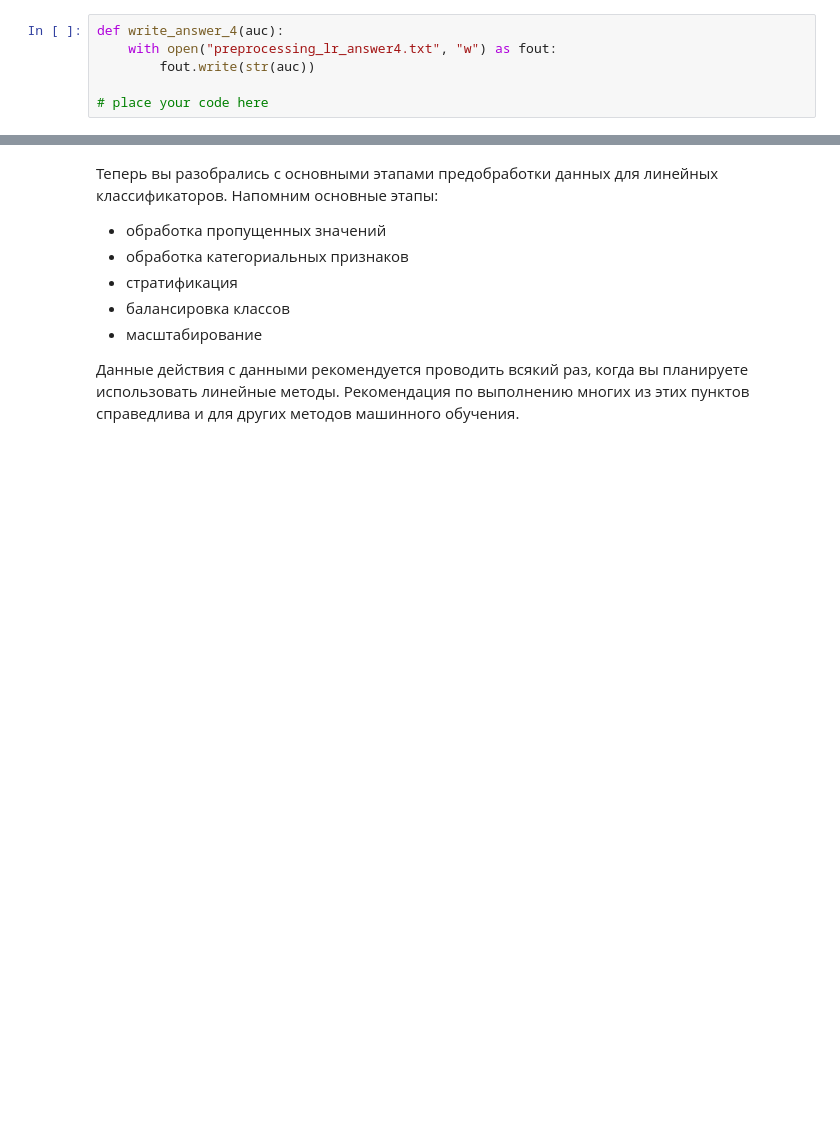
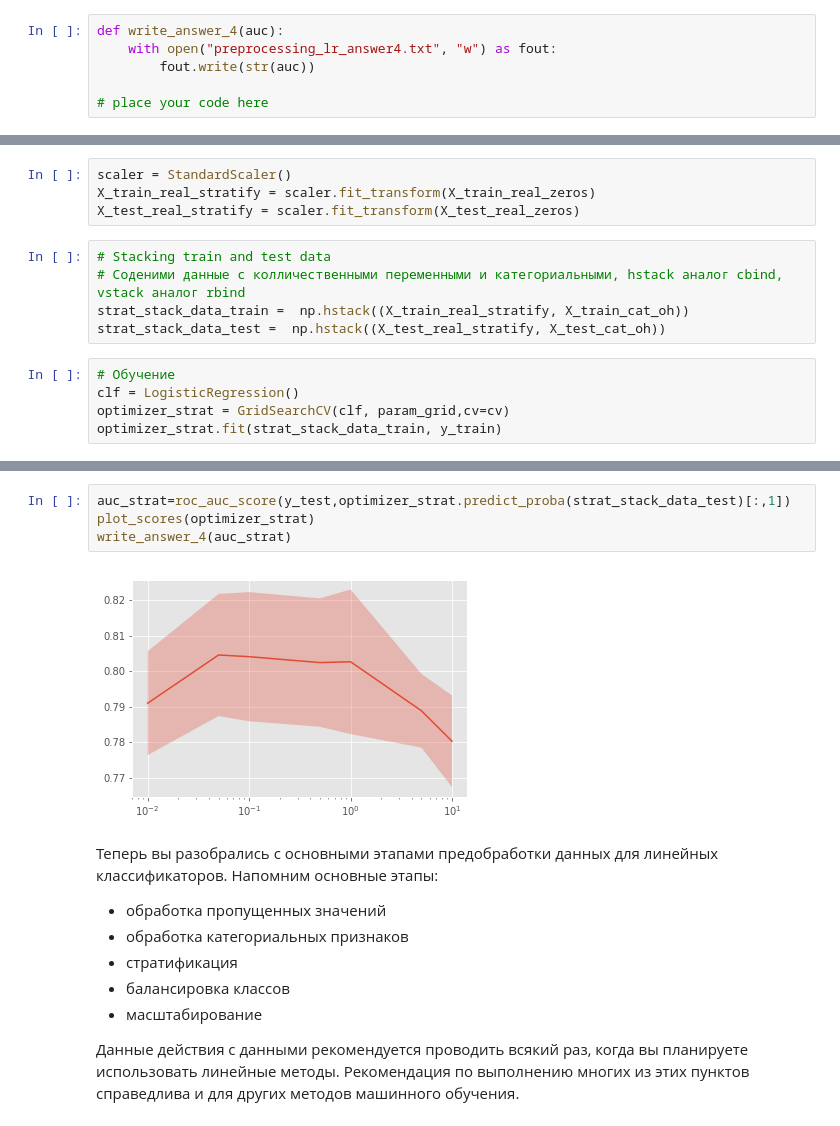
Before and after one commit to evn58/coursera_ml_yandex, a Jupyter notebook: 2.supervised-learning/Homeworks/week3/Preprocessing_LR.ipynb, the cells around one changed output, grey strips where cells are left out. Drawn from its saved outputs; the diff is of its cells as text; blank space fills up the shorter version.

```diff
--- a/2.supervised-learning/Homeworks/week3/Preprocessing_LR.ipynb
+++ b/2.supervised-learning/Homeworks/week3/Preprocessing_LR.ipynb
@@ -655,0 +662,14 @@ def write_answer_4(auc):
+# %%
+scaler = StandardScaler()
+X_train_real_stratify = scaler.fit_transform(X_train_real_zeros)
+X_test_real_stratify = scaler.fit_transform(X_test_real_zeros)
+# %%
+# Stacking train and test data
+# Соденими данные с колличественными переменными и категориальными, hstack аналог cbind, vstack аналог rbind
+strat_stack_data_train =  np.hstack((X_train_real_stratify, X_train_cat_oh))
+strat_stack_data_test =  np.hstack((X_test_real_stratify, X_test_cat_oh))
+# %%
+# Обучение
+clf = LogisticRegression()
+optimizer_strat = GridSearchCV(clf, param_grid,cv=cv)
+optimizer_strat.fit(strat_stack_data_train, y_train)
@@ -656,3 +685,9 @@ def write_answer_4(auc):
+# %%
+auc_strat=roc_auc_score(y_test,optimizer_strat.predict_proba(strat_stack_data_test)[:,1])
+plot_scores(optimizer_strat)
+write_answer_4(auc_strat)
+# %% [output]
+[figure, added]
 # %% [markdown]
 Теперь вы разобрались с основными этапами предобработки данных для линейных классификаторов.
 Напомним основные этапы:
```
Also changed, not shown: parts of 17 cells of this notebook, 3 other files.
